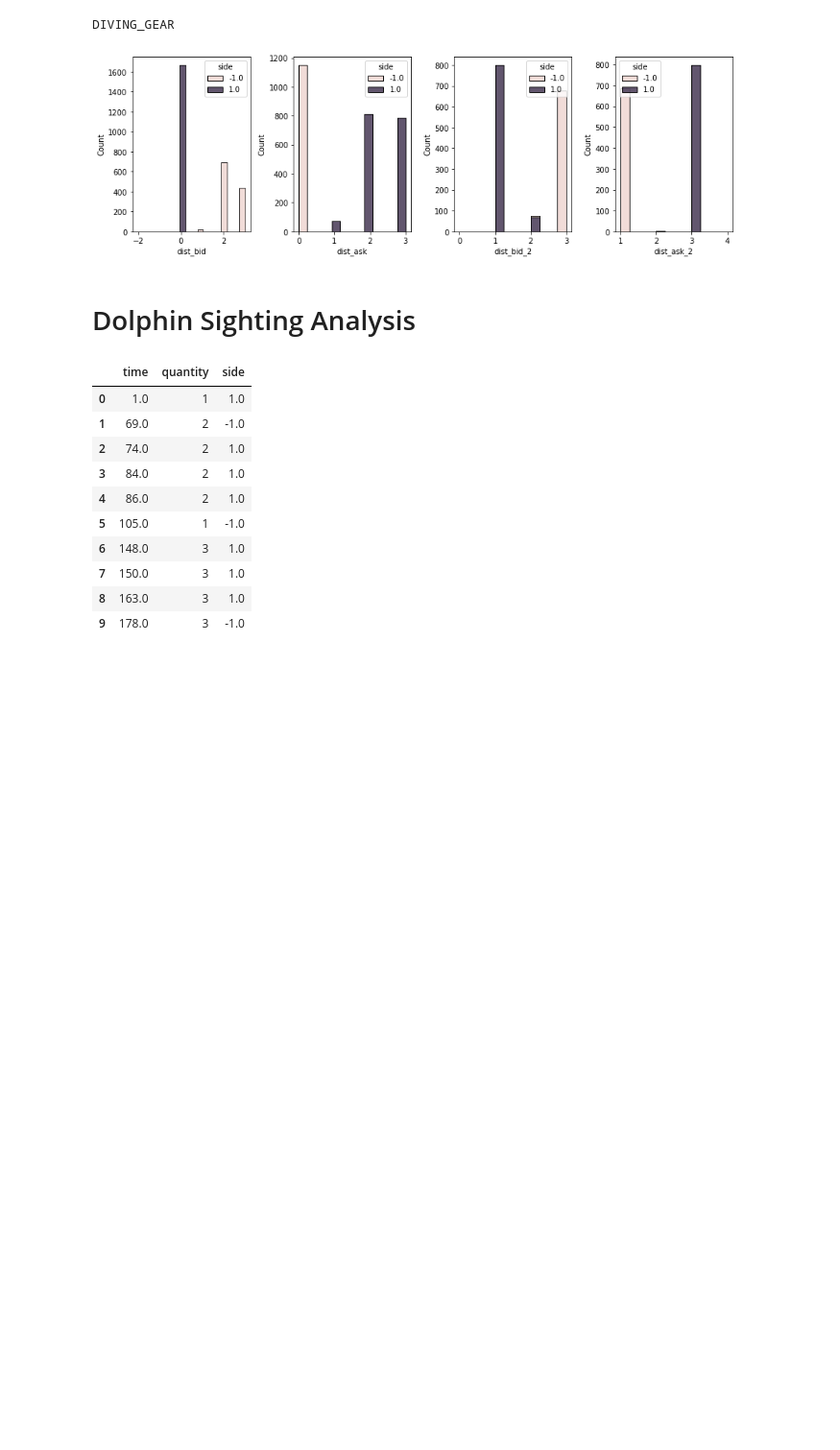
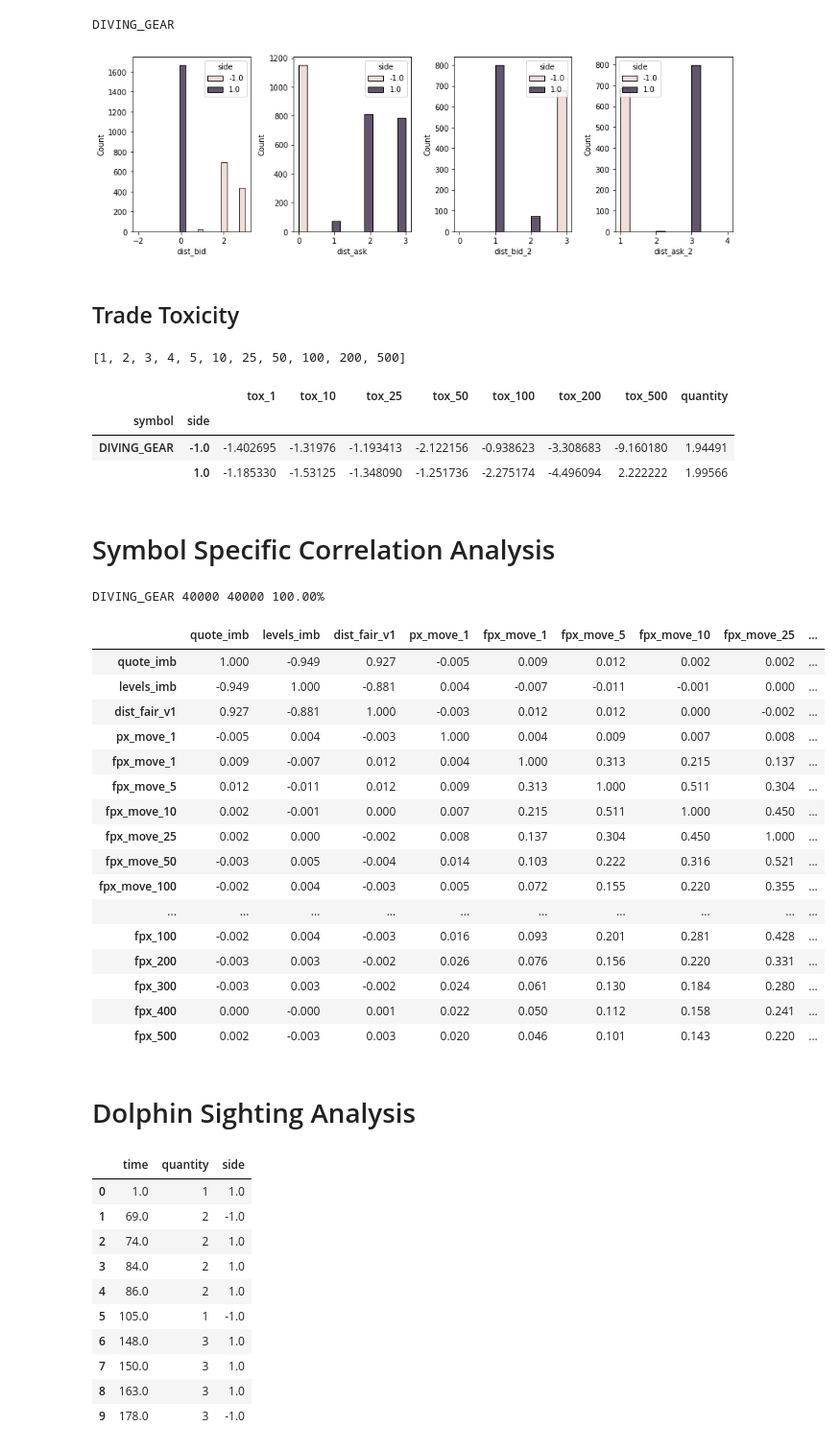
Before and after one commit to XiuLuoShen/imc_prosperity, a Jupyter notebook: Dolphins.ipynb, the cells around one changed output. Shown at 96% size. Drawn from its saved outputs; the diff is of its cells as text; code cells hidden in the pictures; blank space fills up the shorter version.

```diff
--- a/Dolphins.ipynb
+++ b/Dolphins.ipynb
@@ -449,6 +484,79 @@ for sym in SYMBOLS:
 # %% [output]
 DIVING_GEAR
 [figure]
+# %% [markdown]
+## Trade Toxicity
+# %%
+def trade_analysis(orders):
+    # For historical trades
+    orders['px_bid_dist'] = orders['price'] - orders['bid']
+    orders['px_ask_dist'] = orders['price'] - orders['ask']
+
+    for t in FUTURE_TIMES:
+        orders[f'tox_{t}'] = orders['side']*(orders[f'fpx_{t}']+orders['mid_price']-orders['price'])
+        orders[f'pnl_{t}'] = orders['quantity']*orders[f'tox_{t}']
+        orders[f'fill_revert_{t}'] = np.sign(orders[f'pnl_{t}'])
+
+    return
+# %%
+FUTURE_TIMES
+# %% [output]
+[1, 2, 3, 4, 5, 10, 25, 50, 100, 200, 500]
+# %%
+for sym in SYMBOLS:
+    trades = hist_trades[sym]
+    quote = hist_quotes[sym]
+
+    trade_quote = trades.merge(quote, how='left',on=['symbol','timestamp'], suffixes=('','_q'))
+    trade_analysis(trade_quote)
+    trade_quote.drop(trade_quote.filter(regex='_q$').columns, axis=1, inplace=True)
+
+    tox_summary = trade_quote.groupby(['symbol','side'])[['tox_1','tox_10','tox_25','tox_50','tox_100','tox_200','tox_500','quantity']].mean()
+    display(tox_summary)
+# %% [output]
+|  |  | tox_1 | tox_10 | tox_25 | tox_50 | tox_100 | tox_200 | tox_500 | quantity |
+| symbol | side |  |  |  |  |  |  |  |  |
+| DIVING_GEAR | -1.0 | -1.402695 | -1.31976 | -1.193413 | -2.122156 | -0.938623 | -3.308683 | -9.160180 | 1.94491 |
+|  | 1.0 | -1.185330 | -1.53125 | -1.348090 | -1.251736 | -2.275174 | -4.496094 | 2.222222 | 1.99566 |
+# %% [markdown]
+# Symbol Specific Correlation Analysis
+# %%
+mid_labels = []
+bid_labels = []
+ask_labels = []
+px_delta_cols = []
+
+for t in FUTURE_TIMES:
+    px_delta_cols.append(f'fpx_{t}')
+    mid_labels.append(f'fpx_move_{t}')
+    bid_labels.append(f'fpx_bid_move_{t}')
+    ask_labels.append(f'fpx_ask_move_{t}')
+# %%
+for sym in SYMBOLS:
+    sub_data = hist_quotes[sym].copy()
+    # sub_data = sub_data.loc[np.abs(sub_data.time_to_mid_day) < 2000]
+    print("{} {} {} {:.2f}%".format(sym, len(hist_quotes[sym].copy()), len(sub_data), 100*len(sub_data)/len(hist_quotes[sym])))
+    corr = sub_data[['quote_imb', 'levels_imb', 'dist_fair_v1', 'px_move_1'] + mid_labels + px_delta_cols].corr()
+    display(corr.style.background_gradient(cmap='coolwarm').format(precision=3))
+# %% [output]
+DIVING_GEAR 40000 40000 100.00%
+|  | quote_imb | levels_imb | dist_fair_v1 | px_move_1 | fpx_move_1 | fpx_move_5 | fpx_move_10 | fpx_move_25 | ... |
+| quote_imb | 1.000 | -0.949 | 0.927 | -0.005 | 0.009 | 0.012 | 0.002 | 0.002 | ... |
+| levels_imb | -0.949 | 1.000 | -0.881 | 0.004 | -0.007 | -0.011 | -0.001 | 0.000 | ... |
+| dist_fair_v1 | 0.927 | -0.881 | 1.000 | -0.003 | 0.012 | 0.012 | 0.000 | -0.002 | ... |
+| px_move_1 | -0.005 | 0.004 | -0.003 | 1.000 | 0.004 | 0.009 | 0.007 | 0.008 | ... |
+| fpx_move_1 | 0.009 | -0.007 | 0.012 | 0.004 | 1.000 | 0.313 | 0.215 | 0.137 | ... |
+| fpx_move_5 | 0.012 | -0.011 | 0.012 | 0.009 | 0.313 | 1.000 | 0.511 | 0.304 | ... |
+| fpx_move_10 | 0.002 | -0.001 | 0.000 | 0.007 | 0.215 | 0.511 | 1.000 | 0.450 | ... |
+| fpx_move_25 | 0.002 | 0.000 | -0.002 | 0.008 | 0.137 | 0.304 | 0.450 | 1.000 | ... |
+| fpx_move_50 | -0.003 | 0.005 | -0.004 | 0.014 | 0.103 | 0.222 | 0.316 | 0.521 | ... |
+| fpx_move_100 | -0.002 | 0.004 | -0.003 | 0.005 | 0.072 | 0.155 | 0.220 | 0.355 | ... |
+| ... | ... | ... | ... | ... | ... | ... | ... | ... | ... |
+| fpx_100 | -0.002 | 0.004 | -0.003 | 0.016 | 0.093 | 0.201 | 0.281 | 0.428 | ... |
+| fpx_200 | -0.003 | 0.003 | -0.002 | 0.026 | 0.076 | 0.156 | 0.220 | 0.331 | ... |
+| fpx_300 | -0.003 | 0.003 | -0.002 | 0.024 | 0.061 | 0.130 | 0.184 | 0.280 | ... |
+| fpx_400 | 0.000 | -0.000 | 0.001 | 0.022 | 0.050 | 0.112 | 0.158 | 0.241 | ... |
+| fpx_500 | 0.002 | -0.003 | 0.003 | 0.020 | 0.046 | 0.101 | 0.143 | 0.220 | ... |
 # %% [markdown]
 # Dolphin Sighting Analysis
 # %%
```
Also changed, not shown: parts of 11 cells of this notebook, 8 other files.
